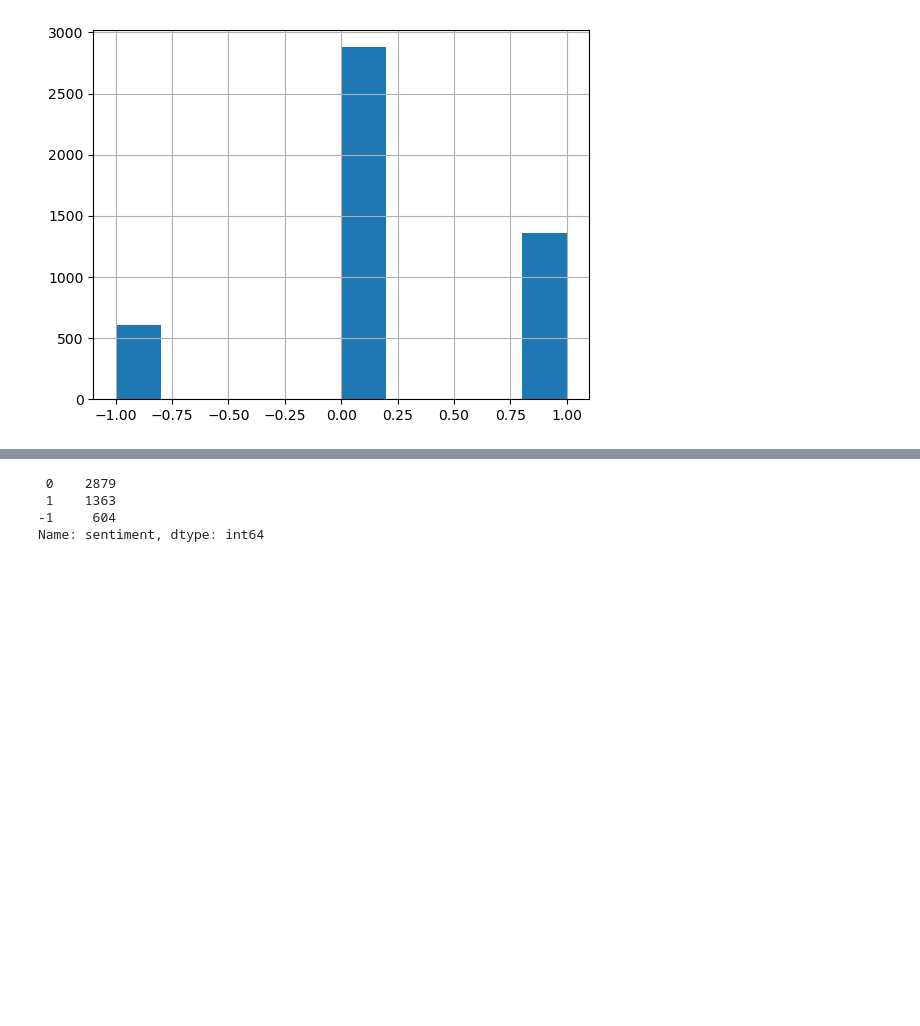
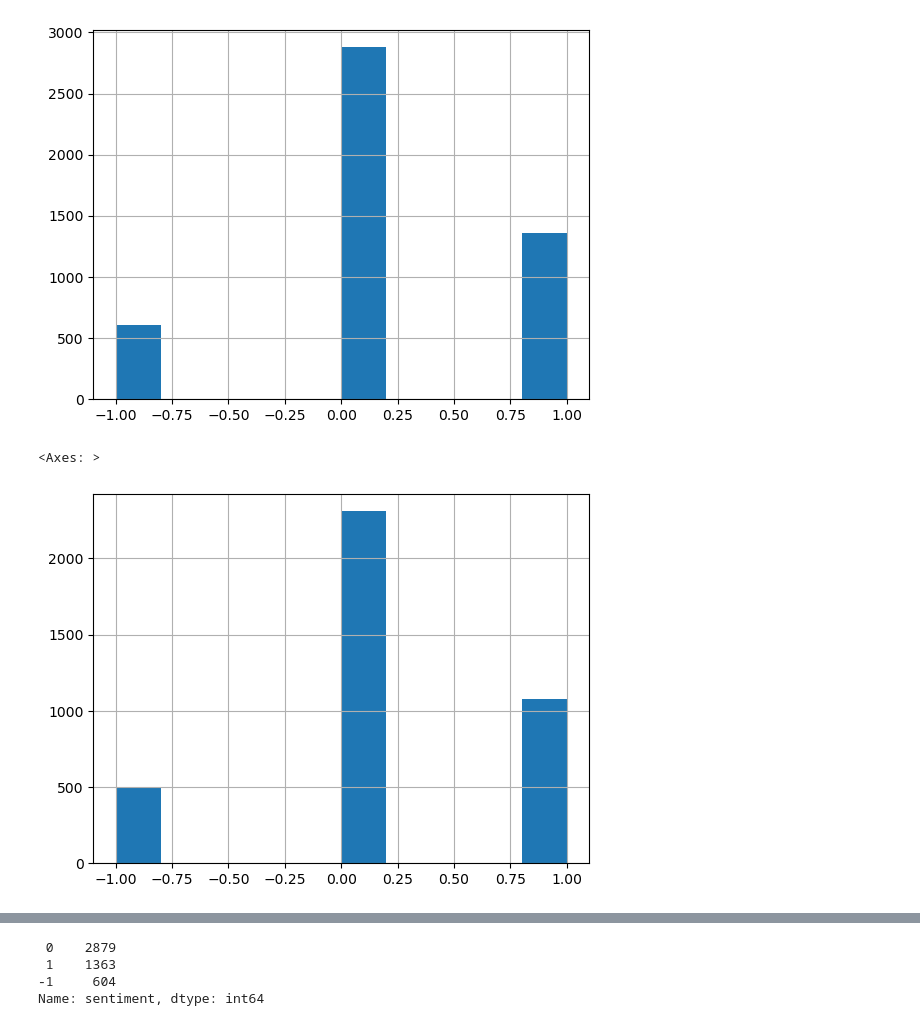
Before and after one commit to williamdevena/Sentiment-analysis-of-financial-news, a Jupyter notebook: test.ipynb, the cells around one changed output, grey strips where cells are left out. Cells and saved outputs as stored; diff of their text form; code cells hidden in the pictures; blank space fills up the shorter version.

```diff
--- a/test.ipynb
+++ b/test.ipynb
@@ -22,0 +37,3 @@ data
+# %%
+train, test = train_test_split(data, test_size=0.2, random_state=42, shuffle=True)
+train.shape, test.shape
@@ -31,3 +54,8 @@ data['sentiment'].hist()
 # %% [output]
 <Axes: >
 [figure]
+# %%
+train['sentiment'].hist()
+# %% [output]
+<Axes: >
+[figure, added]
```
Also changed, not shown: parts of 10 cells of this notebook, 3 other files.
